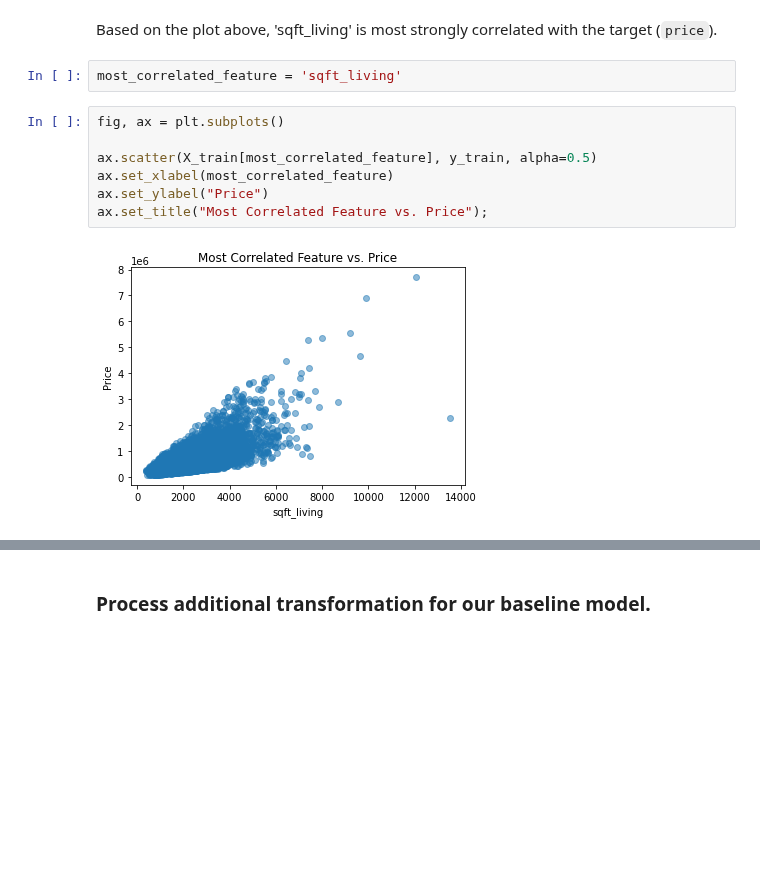
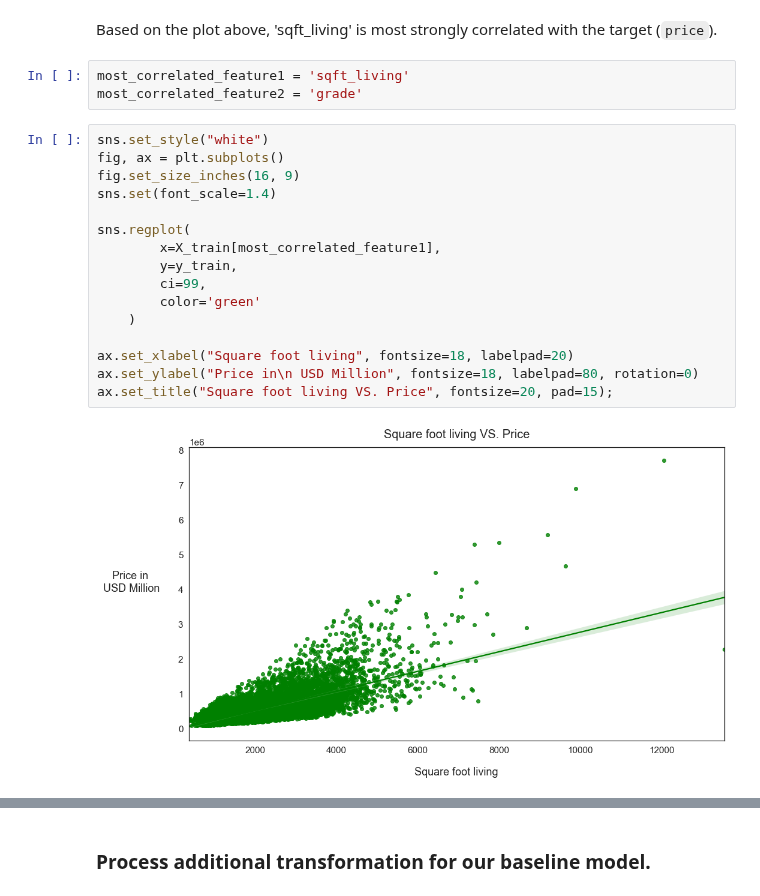
Before and after one commit to miazfryer/King_County_Regression, a Jupyter notebook: Sejin.ipynb, the cells around one changed output, grey strips where cells are left out. Saved outputs shown, nothing was run; the diff lists cells and outputs as text; blank space fills up the shorter version.

```diff
--- a/Sejin.ipynb
+++ b/Sejin.ipynb
@@ -182,14 +185,24 @@ ax.set_title("Heatmap of Correlation Between Attributes (Including Target)");
 [figure]
 # %% [markdown]
 Based on the plot above, 'sqft_living' is most strongly correlated with the target (`price`).
-# %%
-most_correlated_feature = 'sqft_living'
-# %%
-fig, ax = plt.subplots()
-
-ax.scatter(X_train[most_correlated_feature], y_train, alpha=0.5)
-ax.set_xlabel(most_correlated_feature)
-ax.set_ylabel("Price")
-ax.set_title("Most Correlated Feature vs. Price");
-# %% [output]
-[figure, removed]
+# %%
+most_correlated_feature1 = 'sqft_living'
+most_correlated_feature2 = 'grade'
+# %%
+sns.set_style("white")
+fig, ax = plt.subplots()
+fig.set_size_inches(16, 9)
+sns.set(font_scale=1.4)
+
+sns.regplot(
+        x=X_train[most_correlated_feature1],
+        y=y_train,
+        ci=99,
+        color='green'
+    )
+
+ax.set_xlabel("Square foot living", fontsize=18, labelpad=20)
+ax.set_ylabel("Price in\n USD Million", fontsize=18, labelpad=80, rotation=0)
+ax.set_title("Square foot living VS. Price", fontsize=20, pad=15);
+# %% [output]
+[figure, added]
```
Also changed, not shown: parts of 4 cells of this notebook.
